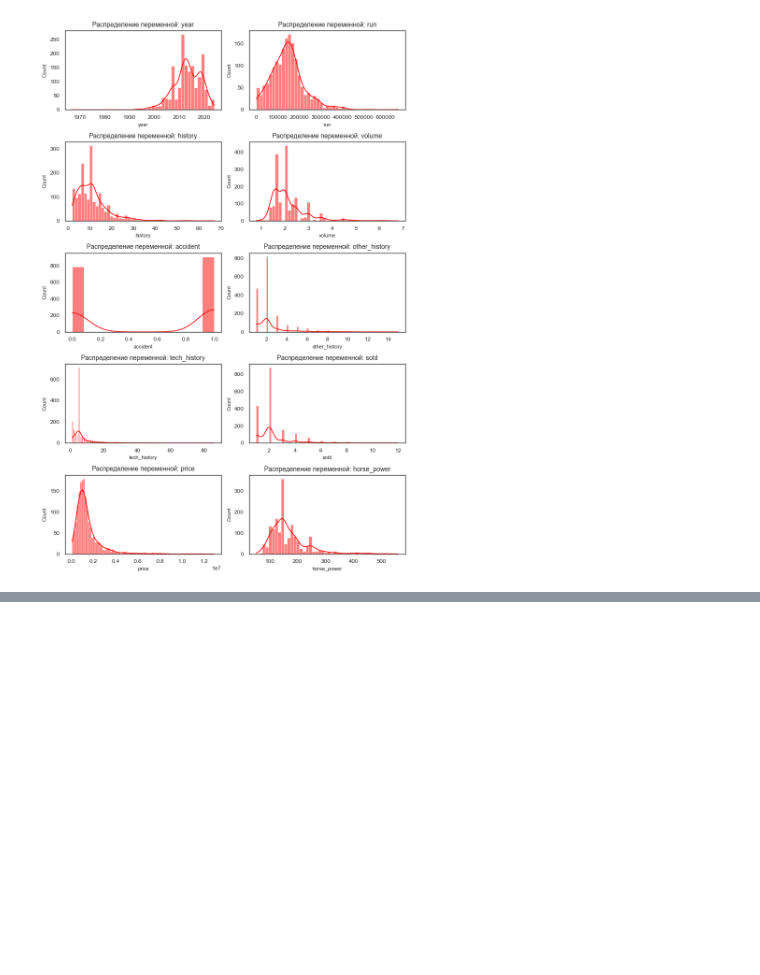
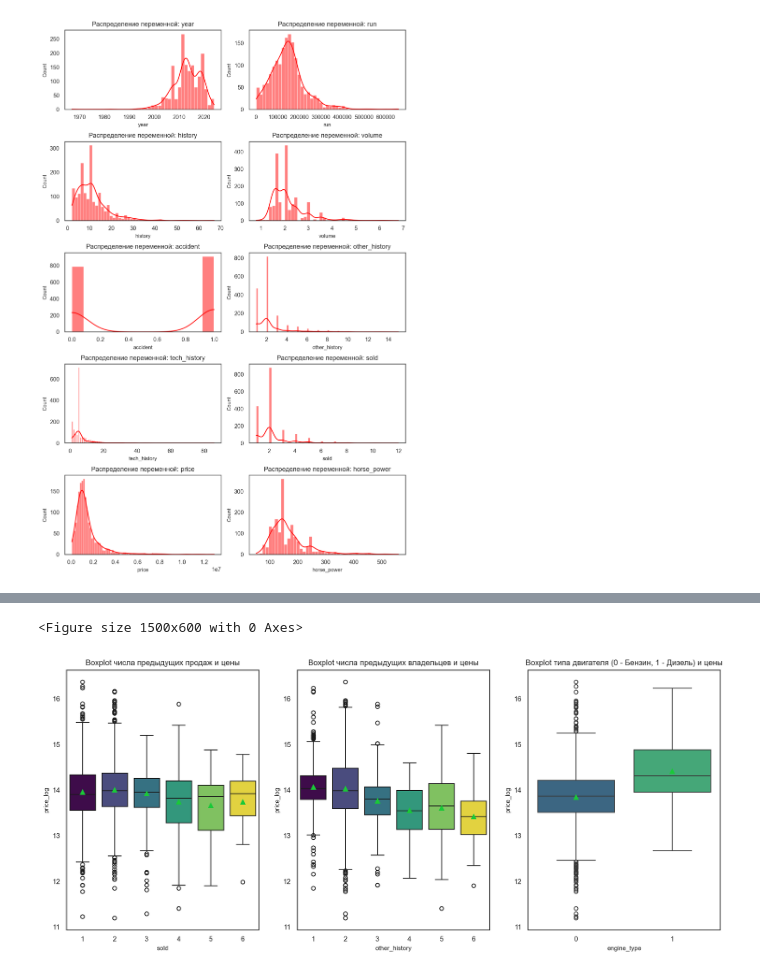
Before and after one commit to Natasha-rare/parcing_andan_hw, a Jupyter notebook: visualisation.ipynb, the cells around one changed output, grey strips where cells are left out. Drawn from its saved outputs; the diff is of its cells as text; code cells hidden in the pictures; blank space fills up the shorter version.

```diff
--- a/visualisation.ipynb
+++ b/visualisation.ipynb
@@ -96,0 +208,17 @@ plt.show()
+# %%
+plt.figure(figsize=(15, 6))
+fig, axes = plt.subplots(1, 3, figsize=(15, 6))
+axes = axes.flatten()
+
+sns.boxplot(x='sold', y='price_log', data=df[df['sold'] <= 6], showmeans=True, hue='sold', legend=False, ax=axes[0], palette='viridis')
+axes[0].set_title('Boxplot числа предыдущих продаж и цены')
+
+sns.boxplot(x='other_history', y='price_log', data=df[df['other_history'] <= 6], showmeans=True, hue='other_history', legend=False, ax=axes[1], palette='viridis')
+axes[1].set_title('Boxplot числа предыдущих владельцев и цены')
+
+sns.boxplot(x='engine_type', y='price_log', data=df, showmeans=True, hue='engine_type', legend=False, ax=axes[2], palette='viridis')
+axes[2].set_title('Boxplot типа двигателя (0 - Бензин, 1 - Дизель) и цены')
+plt.show()
+# %% [output]
+<Figure size 1500x600 with 0 Axes>
+[figure, added]
```
Also changed, not shown: parts of 22 cells of this notebook.
